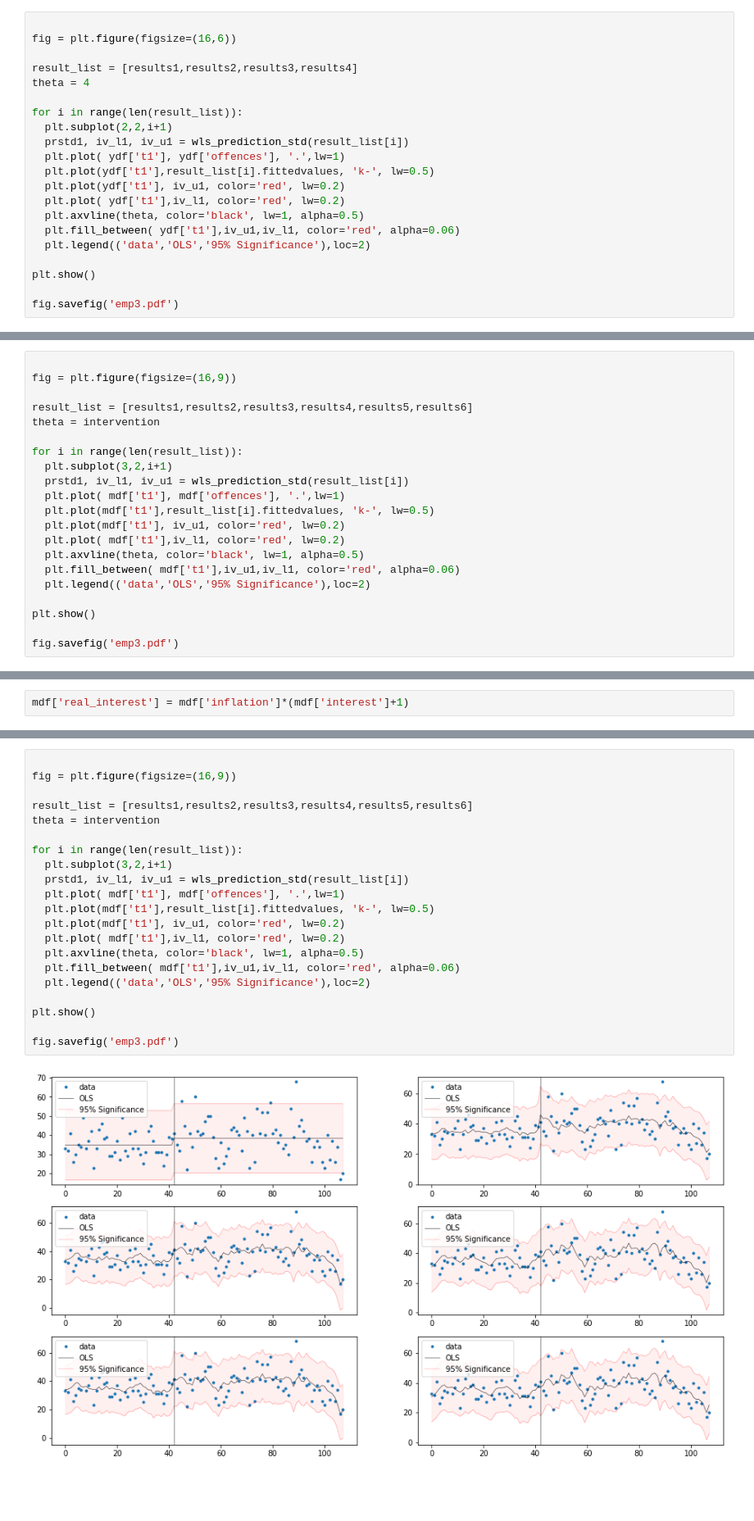
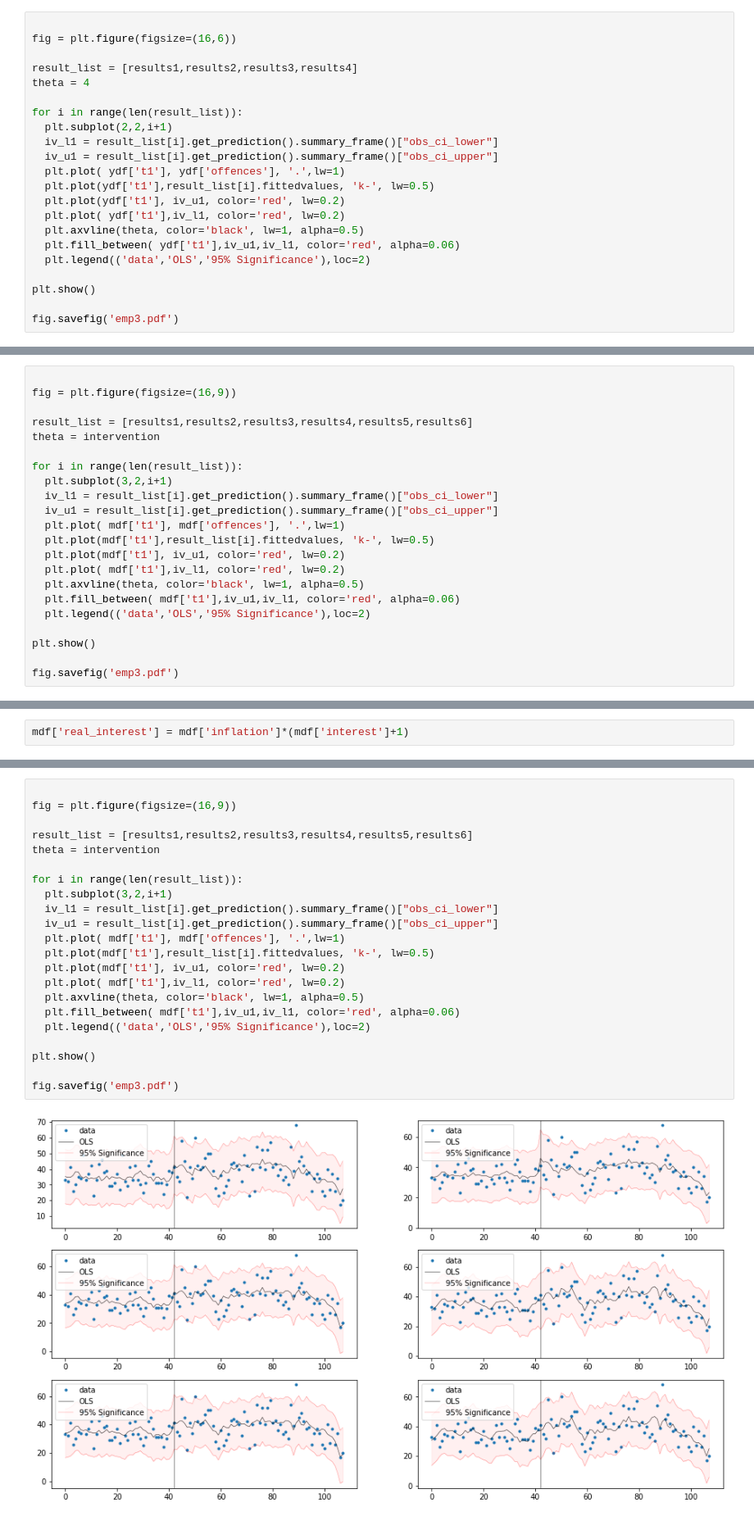
Before and after one commit to caxaxa/PhD_Empirics, a Jupyter notebook: Data_Analysis.ipynb, the cells around one changed output, grey strips where cells are left out. Shown at 82% size. Cells and saved outputs as stored; diff of their text form; blank space fills up the shorter version.

```diff
--- a/Data_Analysis.ipynb
+++ b/Data_Analysis.ipynb
@@ -216,7 +218,8 @@ theta = 4
 
 for i in range(len(result_list)):
   plt.subplot(2,2,i+1)
-  prstd1, iv_l1, iv_u1 = wls_prediction_std(result_list[i])
+  iv_l1 = result_list[i].get_prediction().summary_frame()["obs_ci_lower"]
+  iv_u1 = result_list[i].get_prediction().summary_frame()["obs_ci_upper"]
   plt.plot( ydf['t1'], ydf['offences'], '.',lw=1)
   plt.plot(ydf['t1'],result_list[i].fittedvalues, 'k-', lw=0.5)
   plt.plot(ydf['t1'], iv_u1, color='red', lw=0.2)
@@ -324,7 +327,8 @@ theta = intervention
 
 for i in range(len(result_list)):
   plt.subplot(3,2,i+1)
-  prstd1, iv_l1, iv_u1 = wls_prediction_std(result_list[i])
+  iv_l1 = result_list[i].get_prediction().summary_frame()["obs_ci_lower"]
+  iv_u1 = result_list[i].get_prediction().summary_frame()["obs_ci_upper"]
   plt.plot( mdf['t1'], mdf['offences'], '.',lw=1)
   plt.plot(mdf['t1'],result_list[i].fittedvalues, 'k-', lw=0.5)
   plt.plot(mdf['t1'], iv_u1, color='red', lw=0.2)
@@ -475,23 +479,24 @@ HTML(stargazer.render_html())
 # %%
 
 fig = plt.figure(figsize=(16,9))
 
 result_list = [results1,results2,results3,results4,results5,results6]
 theta = intervention
 
 for i in range(len(result_list)):
   plt.subplot(3,2,i+1)
-  prstd1, iv_l1, iv_u1 = wls_prediction_std(result_list[i])
+  iv_l1 = result_list[i].get_prediction().summary_frame()["obs_ci_lower"]
+  iv_u1 = result_list[i].get_prediction().summary_frame()["obs_ci_upper"]
   plt.plot( mdf['t1'], mdf['offences'], '.',lw=1)
   plt.plot(mdf['t1'],result_list[i].fittedvalues, 'k-', lw=0.5)
   plt.plot(mdf['t1'], iv_u1, color='red', lw=0.2)
   plt.plot( mdf['t1'],iv_l1, color='red', lw=0.2)
   plt.axvline(theta, color='black', lw=1, alpha=0.5)
   plt.fill_between( mdf['t1'],iv_u1,iv_l1, color='red', alpha=0.06)
   plt.legend(('data','OLS','95% Significance'),loc=2)
 
 plt.show()
 
 fig.savefig('emp3.pdf')
 # %% [output]
-[figure, old version]
+[figure, new version]
```
Also changed, not shown: parts of 12 cells of this notebook.
